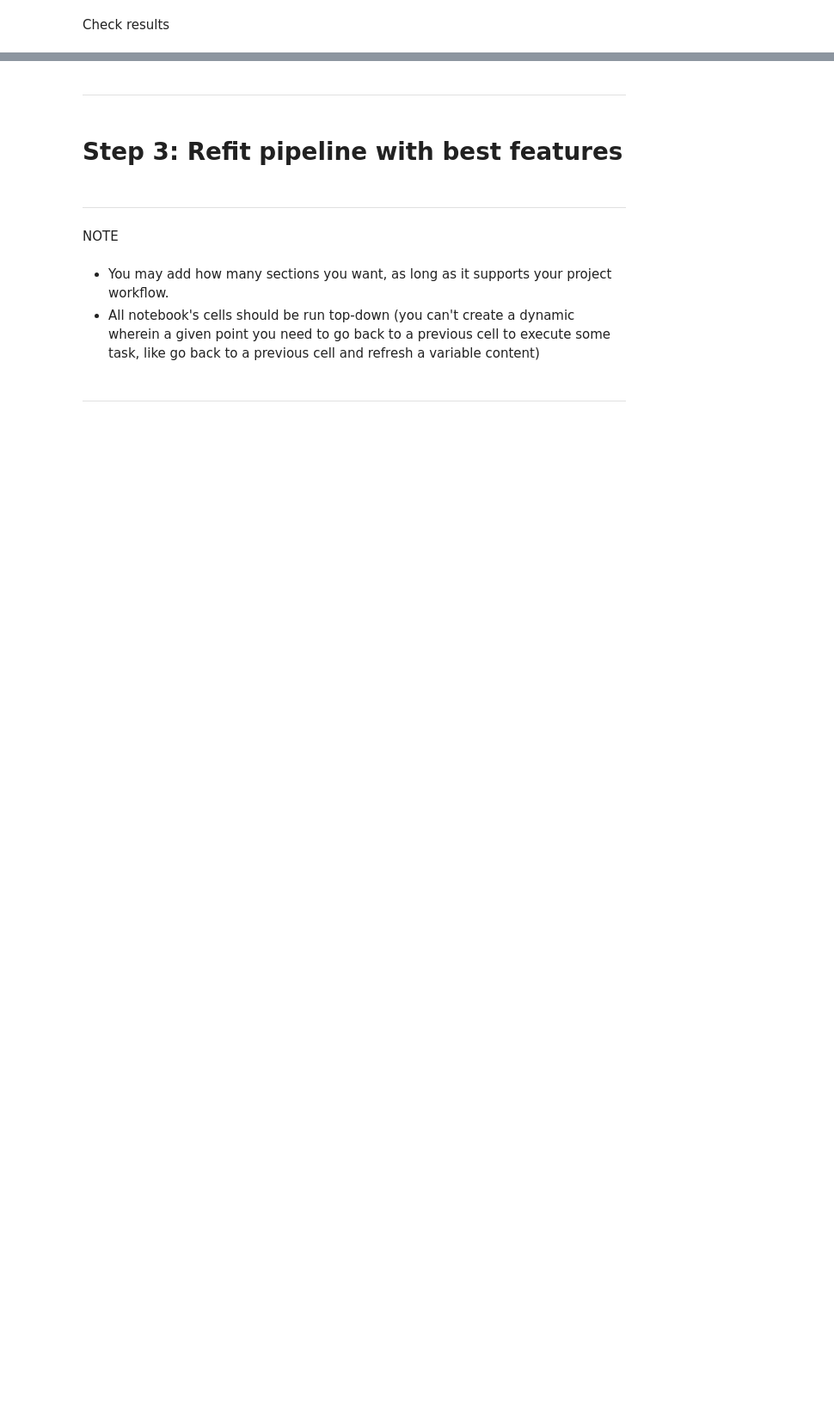
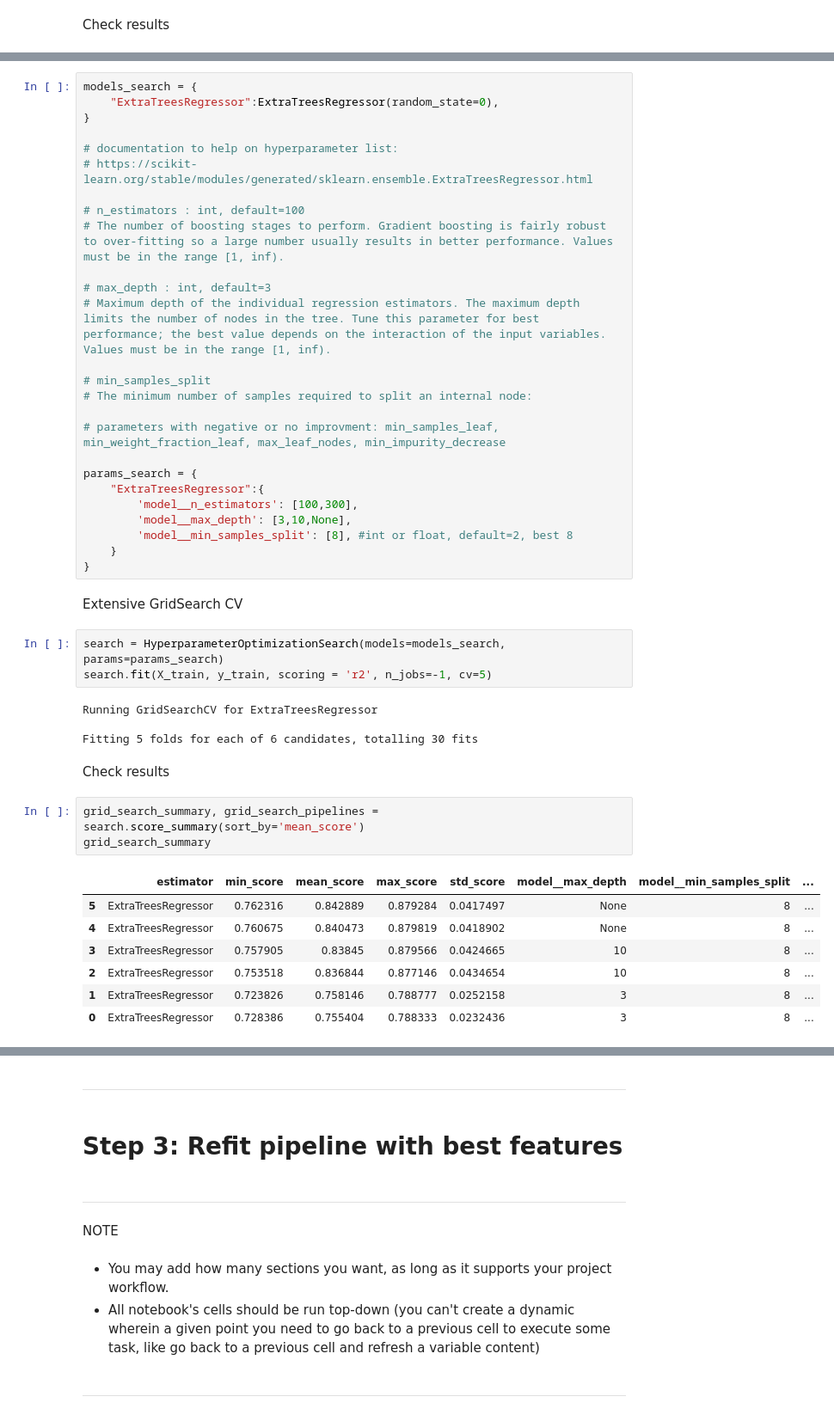
Before and after one commit to van-essa/heritage-housing-issues, a Jupyter notebook: jupyter_notebooks/05 - Modeling and Evaluation - Predict Sale Price.ipynb, the cells around one changed output, grey strips where cells are left out. Shown: that part at 86% size. Cells and saved outputs as stored; diff of their text form; blank space fills up the shorter version.

```diff
--- a/jupyter_notebooks/05 - Modeling and Evaluation - Predict Sale Price.ipynb
+++ b/jupyter_notebooks/05 - Modeling and Evaluation - Predict Sale Price.ipynb
@@ -421,0 +280,48 @@ grid_search_summary
+# %%
+models_search = {
+    "ExtraTreesRegressor":ExtraTreesRegressor(random_state=0),
+}
+
+# documentation to help on hyperparameter list:
+# https://scikit-learn.org/stable/modules/generated/sklearn.ensemble.ExtraTreesRegressor.html
+
+# n_estimators : int, default=100
+# The number of boosting stages to perform. Gradient boosting is fairly robust to over-fitting so a large number usually results in better performance. Values must be in the range [1, inf).
+
+# max_depth : int, default=3
+# Maximum depth of the individual regression estimators. The maximum depth limits the number of nodes in the tree. Tune this parameter for best performance; the best value depends on the interaction of the input variables. Values must be in the range [1, inf).
+
+# min_samples_split
+# The minimum number of samples required to split an internal node:
+
+# parameters with negative or no improvment: min_samples_leaf, min_weight_fraction_leaf, max_leaf_nodes, min_impurity_decrease
+
+params_search = {
+    "ExtraTreesRegressor":{
+        'model__n_estimators': [100,300],
+        'model__max_depth': [3,10,None],
+        'model__min_samples_split': [8], #int or float, default=2, best 8
+    }
+}
+# %% [markdown]
+Extensive GridSearch CV
+# %%
+search = HyperparameterOptimizationSearch(models=models_search, params=params_search)
+search.fit(X_train, y_train, scoring = 'r2', n_jobs=-1, cv=5)
+# %% [output]
+Running GridSearchCV for ExtraTreesRegressor
+
+Fitting 5 folds for each of 6 candidates, totalling 30 fits
+# %% [markdown]
+Check results
+# %%
+grid_search_summary, grid_search_pipelines = search.score_summary(sort_by='mean_score')
+grid_search_summary
+# %% [output]
+|  | estimator | min_score | mean_score | max_score | std_score | model__max_depth | model__min_samples_split | ... |
+| 5 | ExtraTreesRegressor | 0.762316 | 0.842889 | 0.879284 | 0.0417497 | None | 8 | ... |
+| 4 | ExtraTreesRegressor | 0.760675 | 0.840473 | 0.879819 | 0.0418902 | None | 8 | ... |
+| 3 | ExtraTreesRegressor | 0.757905 | 0.83845 | 0.879566 | 0.0424665 | 10 | 8 | ... |
+| 2 | ExtraTreesRegressor | 0.753518 | 0.836844 | 0.877146 | 0.0434654 | 10 | 8 | ... |
+| 1 | ExtraTreesRegressor | 0.723826 | 0.758146 | 0.788777 | 0.0252158 | 3 | 8 | ... |
+| 0 | ExtraTreesRegressor | 0.728386 | 0.755404 | 0.788333 | 0.0232436 | 3 | 8 | ... |
```
Also changed, not shown: parts of 13 cells of this notebook.
